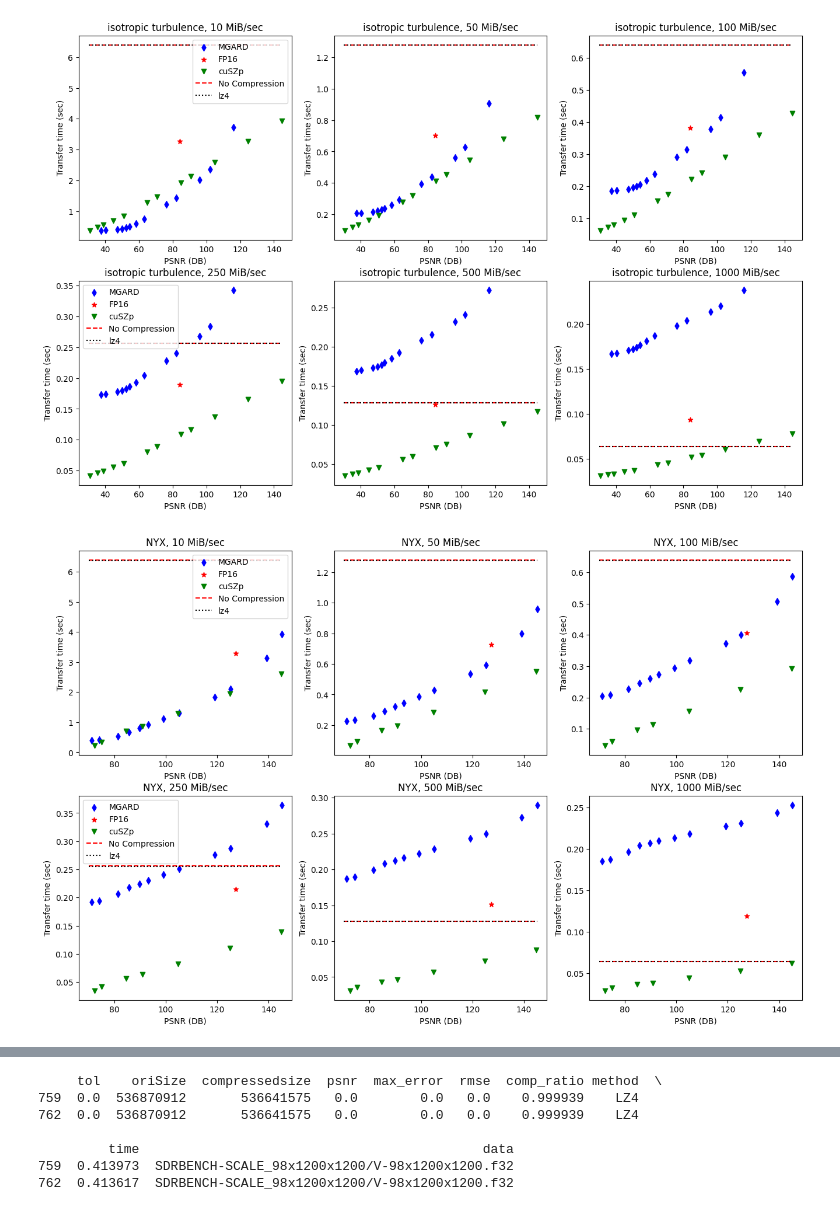
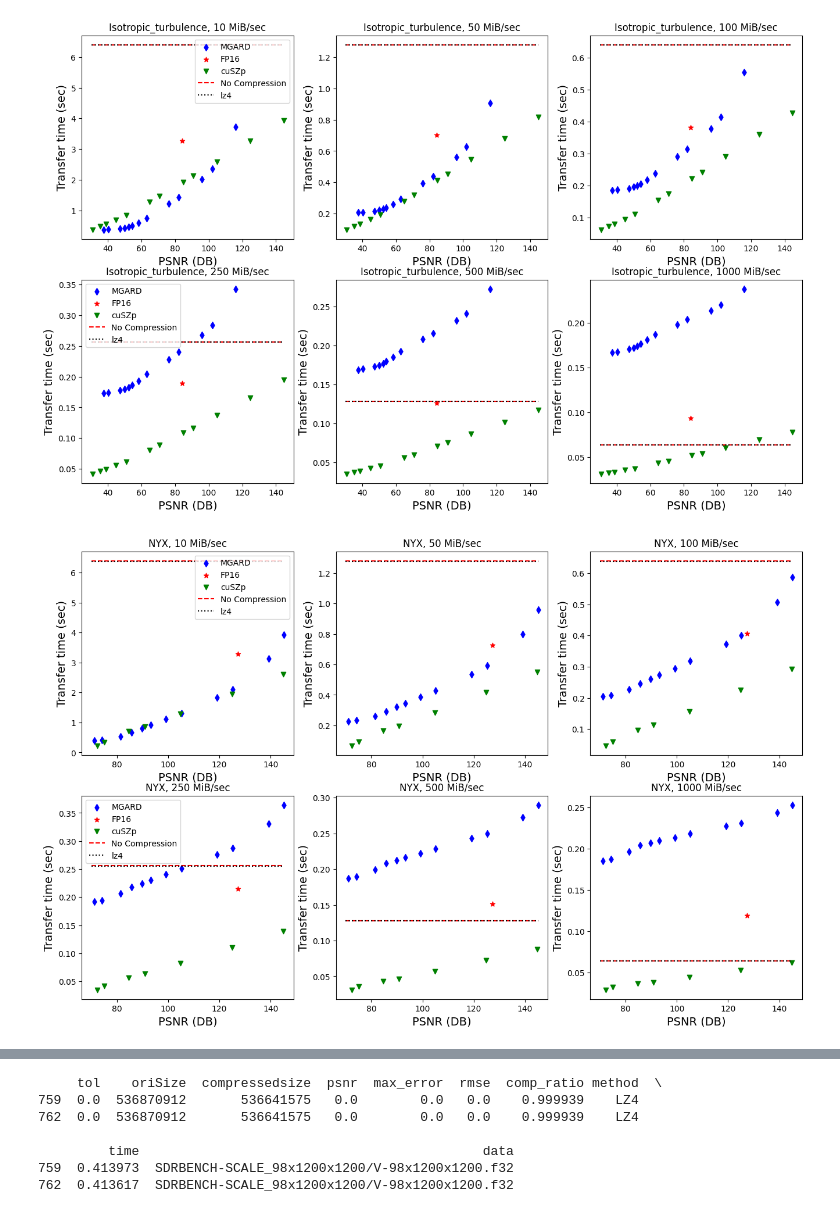
Before and after one commit to martin-ray/The_Middleware, a Jupyter notebook: src/python/vsQuantization/analyze_pnsrVstransferTime_vsNwBand_dataset.ipynb, the cells around one changed output, grey strips where cells are left out. Drawn from its saved outputs; the diff is of its cells as text; code cells hidden in the pictures.

Commit message:
change the fontsize

```diff
--- a/src/python/vsQuantization/analyze_pnsrVstransferTime_vsNwBand_dataset.ipynb
+++ b/src/python/vsQuantization/analyze_pnsrVstransferTime_vsNwBand_dataset.ipynb
@@ -7,6 +7,7 @@ import sklearn as sl
 # %%
 
 df = pd.read_csv('./bench_SDRbench_and_jhtdb_lz4_comp.csv')
+fsize=14
 # %%
 fig, axs = plt.subplots(2, 3, figsize=(16, 10)) # (width and height)
 filename = f""
@@ -16,7 +17,7 @@ filename = f""
 targetsize = 67108864
 data_Size = 64
 datasets = "JHTDB"
-data_name = "isotropic turbulence" # "SCALE", "NYX"
+data_name = "Isotropic_turbulence" # "SCALE", "NYX"
 filename = f"{data_Size}MIB_{data_name}_Transfertime"
 ## netBW = 1
 net = 10
@@ -46,8 +47,8 @@ axs[0][0].scatter(fp16["psnr"].values[0],fp16_total_time.values[0], label="FP16"
 axs[0][0].scatter(cuszp["psnr"].values,cuSZp_total_time,label="cuSZp",color="green",marker='v')
 axs[0][0].hlines(no_comp_time, xmin=min_n, xmax=psnr_max, color='red', linestyle='--', label='No Compression')
 axs[0][0].hlines(lz4_comp_time, xmin=min_n, xmax=psnr_max, color='black', linestyle=':', label='lz4')
-axs[0][0].set_xlabel("PSNR (DB)")
-axs[0][0].set_ylabel("Transfer time (sec)")
+axs[0][0].set_xlabel("PSNR (DB)",fontsize=fsize)
+axs[0][0].set_ylabel("Transfer time (sec)",fontsize=fsize)
 axs[0][0].set_title(f"{data_name}, {net} MiB/sec")
 axs[0][0].legend()
 
@@ -77,8 +78,8 @@ axs[0][1].scatter(fp16["psnr"].values[0],fp16_total_time.values[0], label="FP16"
 axs[0][1].scatter(cuszp["psnr"].values,cuSZp_total_time,label="cuSZp",color="green",marker='v')
 axs[0][1].hlines(no_comp_time, xmin=min_n, xmax=psnr_max, color='red', linestyle='--', label='No Compression')
 axs[0][1].hlines(lz4_comp_time, xmin=min_n, xmax=psnr_max, color='black', linestyle=':', label='lz4')
-axs[0][1].set_xlabel("PSNR (DB)")
-axs[0][1].set_ylabel("Transfer time (sec)")
+axs[0][1].set_xlabel("PSNR (DB)",fontsize=fsize)
+axs[0][1].set_ylabel("Transfer time (sec)",fontsize=fsize)
 axs[0][1].set_title(f"{data_name}, {net} MiB/sec")
 
 
@@ -108,8 +109,8 @@ axs[0][2].scatter(fp16["psnr"].values[0],fp16_total_time.values[0], label="FP16"
 axs[0][2].scatter(cuszp["psnr"].values,cuSZp_total_time,label="cuSZp",color="green",marker='v')
 axs[0][2].hlines(no_comp_time, xmin=min_n, xmax=psnr_max, color='red', linestyle='--', label='No Compression')
 axs[0][2].hlines(lz4_comp_time, xmin=min_n, xmax=psnr_max, color='black', linestyle=':', label='lz4')
-axs[0][2].set_xlabel("PSNR (DB)")
-axs[0][2].set_ylabel("Transfer time (sec)")
+axs[0][2].set_xlabel("PSNR (DB)",fontsize=fsize)
+axs[0][2].set_ylabel("Transfer time (sec)",fontsize=fsize)
 axs[0][2].set_title(f"{data_name}, {net} MiB/sec")
 
 
@@ -139,8 +140,8 @@ axs[1][0].scatter(fp16["psnr"].values[0],fp16_total_time.values[0], label="FP16"
 axs[1][0].scatter(cuszp["psnr"].values,cuSZp_total_time,label="cuSZp",color="green",marker='v')
 axs[1][0].hlines(no_comp_time, xmin=min_n, xmax=psnr_max, color='red', linestyle='--', label='No Compression')
 axs[1][0].hlines(lz4_comp_time, xmin=min_n, xmax=psnr_max, color='black', linestyle=':', label='lz4')
-axs[1][0].set_xlabel("PSNR (DB)")
-axs[1][0].set_ylabel("Transfer time (sec)")
+axs[1][0].set_xlabel("PSNR (DB)",fontsize=fsize)
+axs[1][0].set_ylabel("Transfer time (sec)",fontsize=fsize)
 axs[1][0].set_title(f"{data_name}, {net} MiB/sec")
 axs[1][0].legend()
 
@@ -172,46 +173,46 @@ axs[1][1].scatter(fp16["psnr"].values[0],fp16_total_time.values[0], label="FP16"
 axs[1][1].scatter(cuszp["psnr"].values,cuSZp_total_time,label="cuSZp",color="green",marker='v')
 axs[1][1].hlines(no_comp_time, xmin=min_n, xmax=psnr_max, color='red', linestyle='--', label='No Compression')
 axs[1][1].hlines(lz4_comp_time, xmin=min_n, xmax=psnr_max, color='black', linestyle=':', label='lz4')
-axs[1][1].set_xlabel("PSNR (DB)")
-axs[1][1].set_ylabel("Transfer time (sec)")
+axs[1][1].set_xlabel("PSNR (DB)",fontsize=fsize)
+axs[1][1].set_ylabel("Transfer time (sec)",fontsize=fsize)
 axs[1][1].set_title(f"{data_name}, {net} MiB/sec")
 
 
 ## netBW = 1000
 net = 1000
 networkBw = net #MiB/sec
 
 
 mgard = df[(df["oriSize"] == targetsize) & (df["method"] == "MGARD") & (df["data"] == datasets) & (df["psnr"] < max_n)& (df["psnr"] > min_n)]
 fp16 = df[(df["oriSize"] == targetsize) & (df["method"] == "numpy") & (df["data"] == datasets) & (df["psnr"] < max_n)& (df["psnr"] > min_n)]
 cuszp = df[(df["oriSize"] == targetsize) & (df["method"] == "cuSZp") & (df["data"] == datasets) & (df["psnr"] > min_n) & (df["psnr"] < max_n)]
 lz4 = df[(df["oriSize"] == targetsize) & (df["method"] == "LZ4") & (df["data"] == datasets)]
 
 fp16_comp_ratio = 2
 
 MGARD_total_time = mgard["time"] + data_Size/np.array(mgard["comp_ratio"].values)/networkBw
 cuSZp_total_time = cuszp["time"] + data_Size/np.array(cuszp["comp_ratio"].values)/networkBw
 fp16_total_time = fp16["time"] + data_Size/fp16_comp_ratio/networkBw
 
 psnr_max = max(max(mgard["psnr"].values),max(cuszp["psnr"].values))
 
 # no cmp and lz4 cmp
 no_comp_time = targetsize/1024/1024/networkBw
 lz4_comp_time = targetsize/lz4["comp_ratio"]/1024/1024/networkBw
 
 axs[1][2].scatter(mgard["psnr"].values, MGARD_total_time, label='MGARD', marker='d', color='blue')
 axs[1][2].scatter(fp16["psnr"].values[0],fp16_total_time.values[0], label="FP16",color="red",marker='*')
 axs[1][2].scatter(cuszp["psnr"].values,cuSZp_total_time,label="cuSZp",color="green",marker='v')
 axs[1][2].hlines(no_comp_time, xmin=min_n, xmax=psnr_max, color='red', linestyle='--', label='No Compression')
 axs[1][2].hlines(lz4_comp_time, xmin=min_n, xmax=psnr_max, color='black', linestyle=':', label='lz4')
-axs[1][2].set_xlabel("PSNR (DB)")
-axs[1][2].set_ylabel("Transfer time (sec)")
+axs[1][2].set_xlabel("PSNR (DB)",fontsize=fsize)
+axs[1][2].set_ylabel("Transfer time (sec)",fontsize=fsize)
 axs[1][2].set_title(f"{data_name}, {net} MiB/sec")
 
-filename = f"{data_Size}MIB_{data_name}_Transfertime.png"
-fig.savefig(filename,bbox_inches='tight',format="png",dpi=600)
+filename = f"{data_Size}MIB_{data_name}_Transfertime_new.png"
+fig.savefig(filename,bbox_inches='tight',format="png",dpi=300)
 # %% [output]
-[figure, old version]
+[figure, new version]
 # %%
 fig, axs = plt.subplots(2, 3, figsize=(16, 10)) # (width and height)
 
@@ -258,8 +259,8 @@ axs[0][0].scatter(fp16["psnr"].values[0],fp16_total_time.values[0], label="FP16"
 axs[0][0].scatter(cuszp["psnr"].values,cuSZp_total_time,label="cuSZp",color="green",marker='v')
 axs[0][0].hlines(no_comp_time, xmin=min_n, xmax=psnr_max, color='red', linestyle='--', label='No Compression')
 axs[0][0].hlines(lz4_comp_time, xmin=min_n, xmax=psnr_max, color='black', linestyle=':', label='lz4')
-axs[0][0].set_xlabel("PSNR (DB)")
-axs[0][0].set_ylabel("Transfer time (sec)")
+axs[0][0].set_xlabel("PSNR (DB)",fontsize=fsize)
+axs[0][0].set_ylabel("Transfer time (sec)",fontsize=fsize)
 axs[0][0].set_title(f"{data_name}, {net} MiB/sec")
 axs[0][0].legend()
 
@@ -289,8 +290,8 @@ axs[0][1].scatter(fp16["psnr"].values[0],fp16_total_time.values[0], label="FP16"
 axs[0][1].scatter(cuszp["psnr"].values,cuSZp_total_time,label="cuSZp",color="green",marker='v')
 axs[0][1].hlines(no_comp_time, xmin=min_n, xmax=psnr_max, color='red', linestyle='--', label='No Compression')
 axs[0][1].hlines(lz4_comp_time, xmin=min_n, xmax=psnr_max, color='black', linestyle=':', label='lz4')
-axs[0][1].set_xlabel("PSNR (DB)")
-axs[0][1].set_ylabel("Transfer time (sec)")
+axs[0][1].set_xlabel("PSNR (DB)",fontsize=fsize)
+axs[0][1].set_ylabel("Transfer time (sec)",fontsize=fsize)
 axs[0][1].set_title(f"{data_name}, {net} MiB/sec")
 
 
@@ -320,8 +321,8 @@ axs[0][2].scatter(fp16["psnr"].values[0],fp16_total_time.values[0], label="FP16"
 axs[0][2].scatter(cuszp["psnr"].values,cuSZp_total_time,label="cuSZp",color="green",marker='v')
 axs[0][2].hlines(no_comp_time, xmin=min_n, xmax=psnr_max, color='red', linestyle='--', label='No Compression')
 axs[0][2].hlines(lz4_comp_time, xmin=min_n, xmax=psnr_max, color='black', linestyle=':', label='lz4')
-axs[0][2].set_xlabel("PSNR (DB)")
-axs[0][2].set_ylabel("Transfer time (sec)")
+axs[0][2].set_xlabel("PSNR (DB)",fontsize=fsize)
+axs[0][2].set_ylabel("Transfer time (sec)",fontsize=fsize)
 axs[0][2].set_title(f"{data_name}, {net} MiB/sec")
 
 
@@ -351,8 +352,8 @@ axs[1][0].scatter(fp16["psnr"].values[0],fp16_total_time.values[0], label="FP16"
 axs[1][0].scatter(cuszp["psnr"].values,cuSZp_total_time,label="cuSZp",color="green",marker='v')
 axs[1][0].hlines(no_comp_time, xmin=min_n, xmax=psnr_max, color='red', linestyle='--', label='No Compression')
 axs[1][0].hlines(lz4_comp_time, xmin=min_n, xmax=psnr_max, color='black', linestyle=':', label='lz4')
-axs[1][0].set_xlabel("PSNR (DB)")
-axs[1][0].set_ylabel("Transfer time (sec)")
+axs[1][0].set_xlabel("PSNR (DB)",fontsize=fsize)
+axs[1][0].set_ylabel("Transfer time (sec)",fontsize=fsize)
 axs[1][0].set_title(f"{data_name}, {net} MiB/sec")
 axs[1][0].legend()
 
@@ -384,8 +385,8 @@ axs[1][1].scatter(fp16["psnr"].values[0],fp16_total_time.values[0], label="FP16"
 axs[1][1].scatter(cuszp["psnr"].values,cuSZp_total_time,label="cuSZp",color="green",marker='v')
 axs[1][1].hlines(no_comp_time, xmin=min_n, xmax=psnr_max, color='red', linestyle='--', label='No Compression')
 axs[1][1].hlines(lz4_comp_time, xmin=min_n, xmax=psnr_max, color='black', linestyle=':', label='lz4')
-axs[1][1].set_xlabel("PSNR (DB)")
-axs[1][1].set_ylabel("Transfer time (sec)")
+axs[1][1].set_xlabel("PSNR (DB)",fontsize=fsize)
+axs[1][1].set_ylabel("Transfer time (sec)",fontsize=fsize)
 axs[1][1].set_title(f"{data_name}, {net} MiB/sec")
 
 
@@ -416,15 +417,15 @@ axs[1][2].scatter(fp16["psnr"].values[0],fp16_total_time.values[0], label="FP16"
 axs[1][2].scatter(cuszp["psnr"].values,cuSZp_total_time,label="cuSZp",color="green",marker='v')
 axs[1][2].hlines(no_comp_time, xmin=min_n, xmax=psnr_max, color='red', linestyle='--', label='No Compression')
 axs[1][2].hlines(lz4_comp_time, xmin=min_n, xmax=psnr_max, color='black', linestyle=':', label='lz4')
-axs[1][2].set_xlabel("PSNR (DB)")
-axs[1][2].set_ylabel("Transfer time (sec)")
+axs[1][2].set_xlabel("PSNR (DB)",fontsize=fsize)
+axs[1][2].set_ylabel("Transfer time (sec)",fontsize=fsize)
 axs[1][2].set_title(f"{data_name}, {net} MiB/sec")
 
 
-filename = f"{data_Size}MIB_{data_name}_Transfertime.png"
-fig.savefig(filename,bbox_inches='tight',format="png",dpi=600)
+filename = f"{data_Size}MIB_{data_name}_Transfertime_new.png"
+fig.savefig(filename,bbox_inches='tight',format="png",dpi=300)
 # %% [output]
-[figure, old version]
+[figure, new version]
 # %%
 fig, axs = plt.subplots(2, 3, figsize=(16, 10)) # (width and height)
 
```
Also changed, not shown: parts of 1 cell of this notebook, 1 other file.
